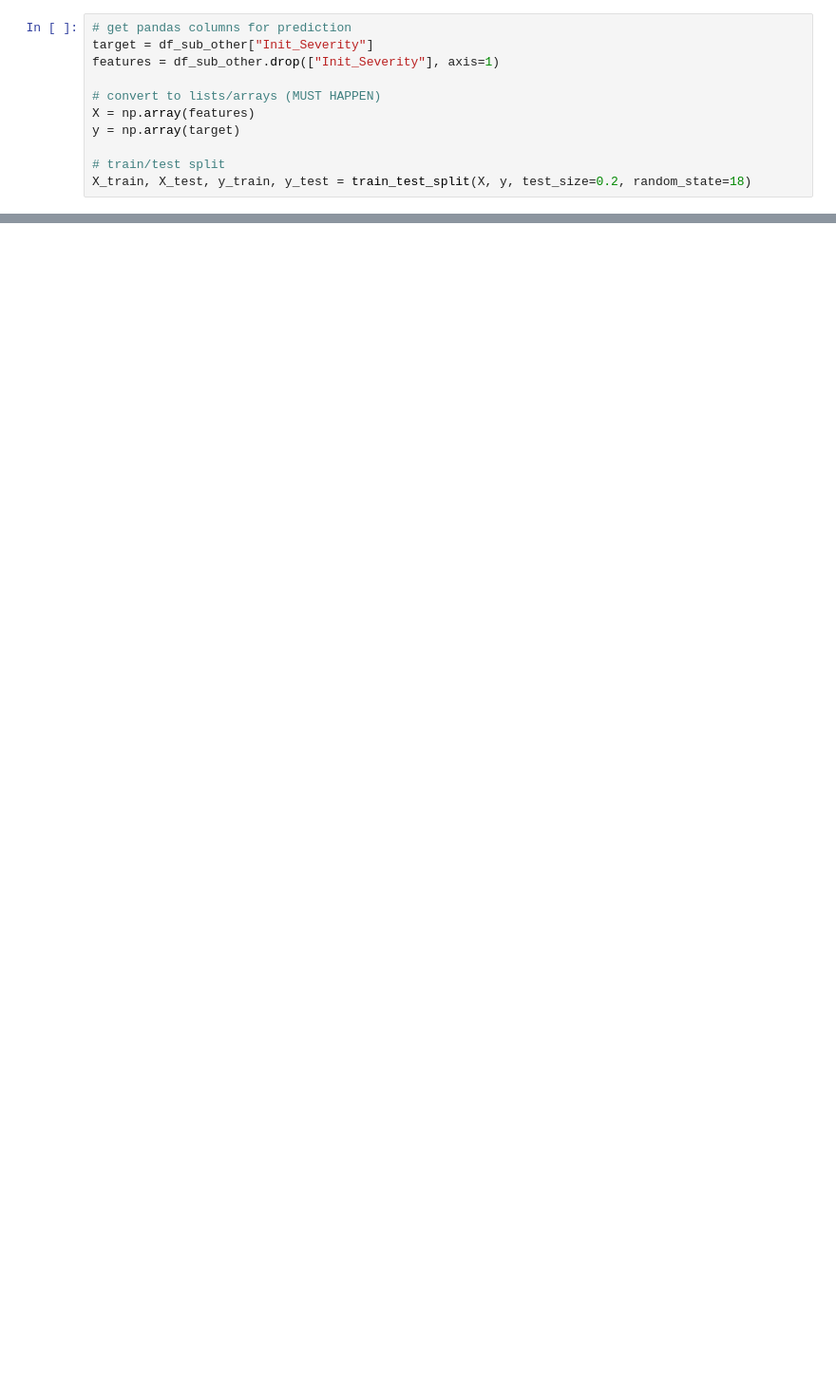
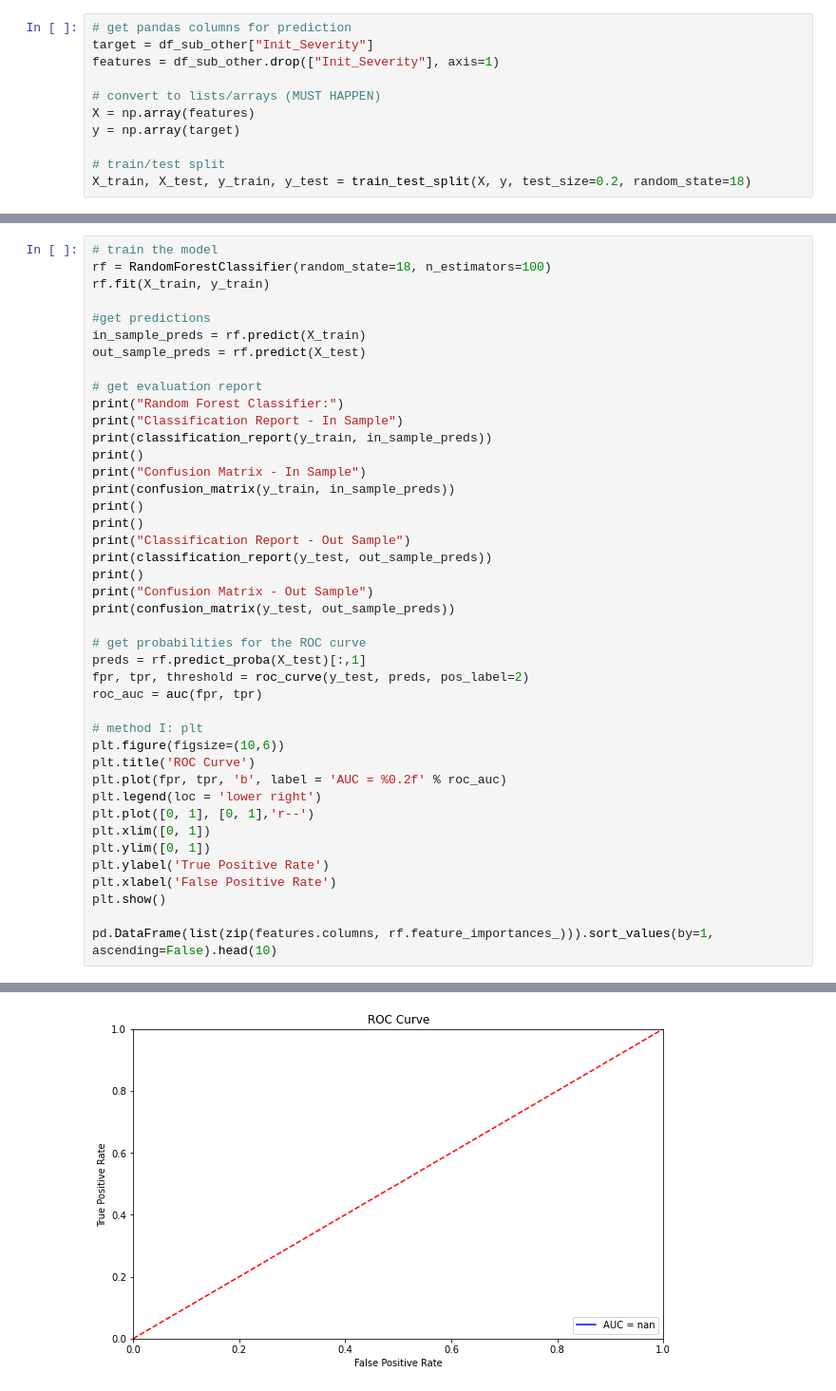
Before and after one commit to RyanPerm/SMU_CapstoneProject, a Jupyter notebook: machine_learning/MLmodels.ipynb, the cells around one changed output, grey strips where cells are left out. Shown at 95% size. Cells and saved outputs as stored; diff of their text form; blank space fills up the shorter version.

```diff
--- a/machine_learning/MLmodels.ipynb
+++ b/machine_learning/MLmodels.ipynb
@@ -478,0 +949,43 @@ plt.show()
+# %%
+# train the model
+rf = RandomForestClassifier(random_state=18, n_estimators=100)
+rf.fit(X_train, y_train)
+
+#get predictions
+in_sample_preds = rf.predict(X_train)
+out_sample_preds = rf.predict(X_test)
+
+# get evaluation report
+print("Random Forest Classifier:")
+print("Classification Report - In Sample")
+print(classification_report(y_train, in_sample_preds))
+print()
+print("Confusion Matrix - In Sample")
+print(confusion_matrix(y_train, in_sample_preds))
+print()
+print()
+print("Classification Report - Out Sample")
+print(classification_report(y_test, out_sample_preds))
+print()
+print("Confusion Matrix - Out Sample")
+print(confusion_matrix(y_test, out_sample_preds))
+
+# get probabilities for the ROC curve
+preds = rf.predict_proba(X_test)[:,1]
+fpr, tpr, threshold = roc_curve(y_test, preds, pos_label=2)
+roc_auc = auc(fpr, tpr)
+
+# method I: plt
+plt.figure(figsize=(10,6))
+plt.title('ROC Curve')
+plt.plot(fpr, tpr, 'b', label = 'AUC = %0.2f' % roc_auc)
+plt.legend(loc = 'lower right')
+plt.plot([0, 1], [0, 1],'r--')
+plt.xlim([0, 1])
+plt.ylim([0, 1])
+plt.ylabel('True Positive Rate')
+plt.xlabel('False Positive Rate')
+plt.show()
+
+pd.DataFrame(list(zip(features.columns, rf.feature_importances_))).sort_values(by=1, ascending=False).head(10)
+# %% [output]
@@ -478,0 +1009 @@ plt.show()
+[figure, added]
```
Also changed, not shown: parts of 56 cells of this notebook, 4 other files.
